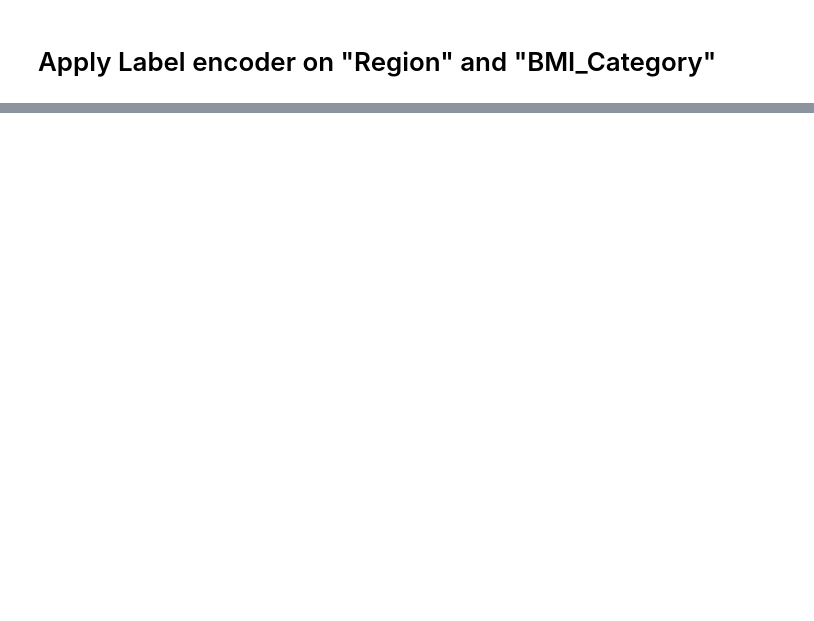
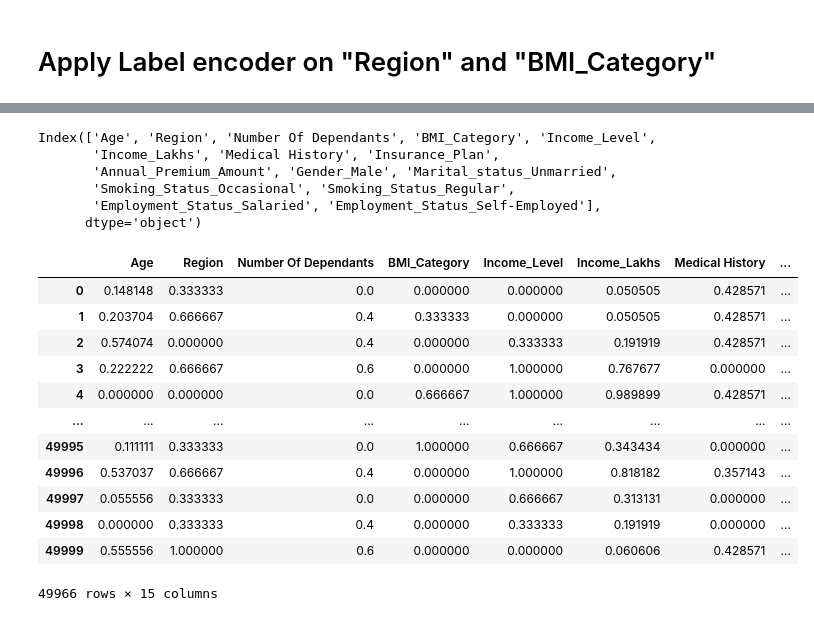
Before and after one commit to puneet-cs/DS20-Python, a Jupyter notebook: DS20_Step1.ipynb, the cells around one changed output, grey strips where cells are left out. Saved outputs shown, nothing was run; the diff lists cells and outputs as text; code cells hidden in the pictures; blank space fills up the shorter version.

```diff
--- a/DS20_Step1.ipynb
+++ b/DS20_Step1.ipynb
@@ -391,0 +457,39 @@ df1['Insurance_Plan'] = encoder.fit_transform(df1[['Insurance_Plan']])
+# %%
+df1.columns
+# %% [output]
+Index(['Age', 'Region', 'Number Of Dependants', 'BMI_Category', 'Income_Level',
+       'Income_Lakhs', 'Medical History', 'Insurance_Plan',
+       'Annual_Premium_Amount', 'Gender_Male', 'Marital_status_Unmarried',
+       'Smoking_Status_Occasional', 'Smoking_Status_Regular',
+       'Employment_Status_Salaried', 'Employment_Status_Self-Employed'],
+      dtype='object')
+# %%
+x = df1.drop("Annual_Premium_Amount", axis = 1)
+
+
+# Bring all the values in the range of 0 to 1
+from sklearn.preprocessing import MinMaxScaler
+
+cols_to_scale = ['Age', 'Region', 'Number Of Dependants', 'BMI_Category', 'Income_Level',
+       'Income_Lakhs', 'Medical History', 'Insurance_Plan',
+       'Gender_Male', 'Marital_status_Unmarried',
+       'Smoking_Status_Occasional', 'Smoking_Status_Regular',
+       'Employment_Status_Salaried', 'Employment_Status_Self-Employed']
+scaler = MinMaxScaler()
+
+df1[cols_to_scale] = scaler.fit_transform(df1[cols_to_scale])
+df1
+# %% [output]
+|  | Age | Region | Number Of Dependants | BMI_Category | Income_Level | Income_Lakhs | Medical History | ... |
+| 0 | 0.148148 | 0.333333 | 0.0 | 0.000000 | 0.000000 | 0.050505 | 0.428571 | ... |
+| 1 | 0.203704 | 0.666667 | 0.4 | 0.333333 | 0.000000 | 0.050505 | 0.428571 | ... |
+| 2 | 0.574074 | 0.000000 | 0.4 | 0.000000 | 0.333333 | 0.191919 | 0.428571 | ... |
+| 3 | 0.222222 | 0.666667 | 0.6 | 0.000000 | 1.000000 | 0.767677 | 0.000000 | ... |
+| 4 | 0.000000 | 0.000000 | 0.0 | 0.666667 | 1.000000 | 0.989899 | 0.428571 | ... |
+| ... | ... | ... | ... | ... | ... | ... | ... | ... |
+| 49995 | 0.111111 | 0.333333 | 0.0 | 1.000000 | 0.666667 | 0.343434 | 0.000000 | ... |
+| 49996 | 0.537037 | 0.666667 | 0.4 | 0.000000 | 1.000000 | 0.818182 | 0.357143 | ... |
+| 49997 | 0.055556 | 0.333333 | 0.0 | 0.000000 | 0.666667 | 0.313131 | 0.000000 | ... |
+| 49998 | 0.000000 | 0.333333 | 0.4 | 0.000000 | 0.333333 | 0.191919 | 0.000000 | ... |
+| 49999 | 0.555556 | 1.000000 | 0.6 | 0.000000 | 0.000000 | 0.060606 | 0.428571 | ... |
+49966 rows × 15 columns
```
Also changed, not shown: parts of 5 cells of this notebook.
